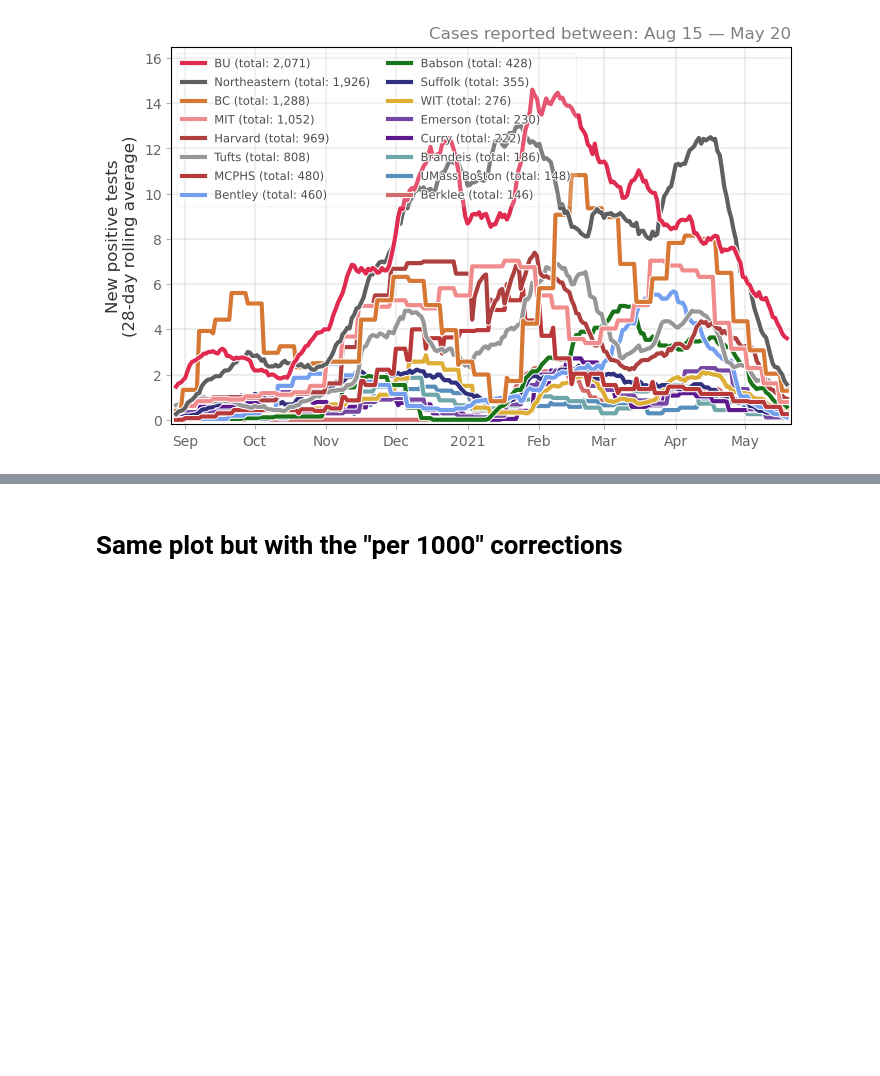
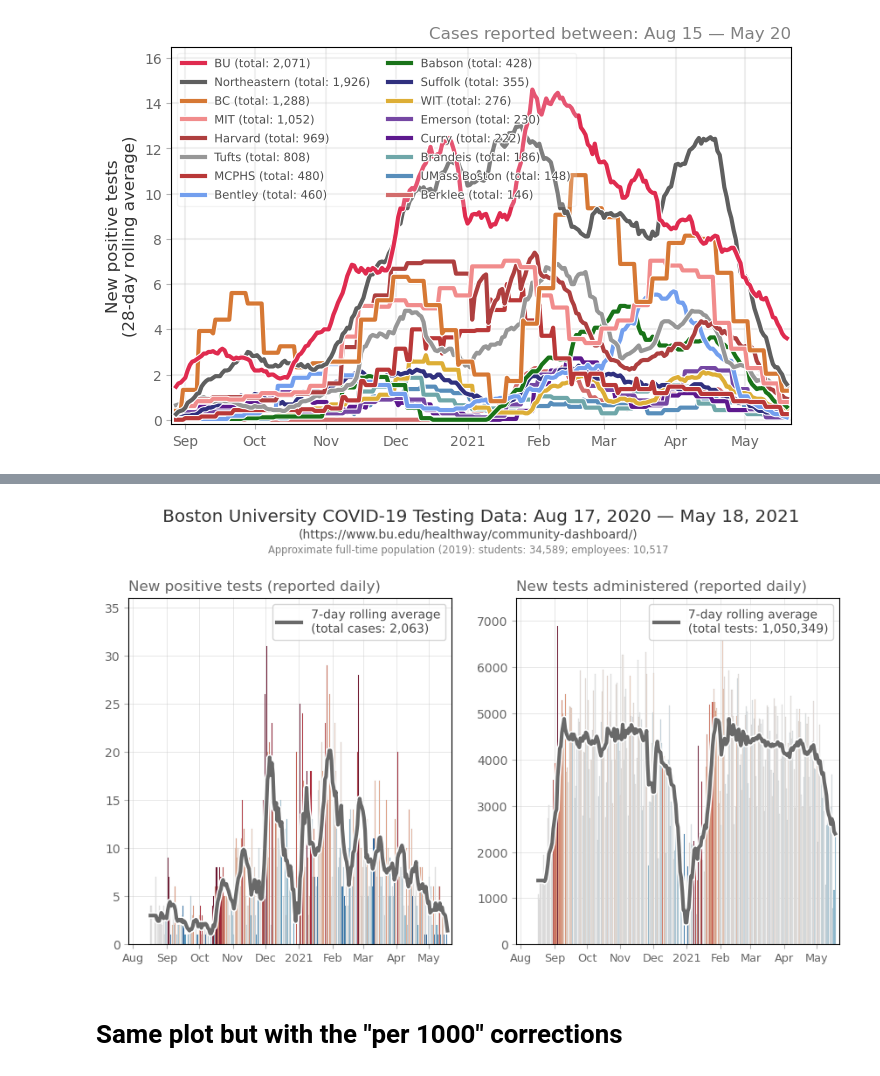
Before and after one commit to jkbren/massachusetts-higher-ed-covid, a Jupyter notebook: code/universities-in-boston.ipynb, the cells around one changed output, grey strips where cells are left out. Drawn from its saved outputs; the diff is of its cells as text; code cells hidden in the pictures; blank space fills up the shorter version.

```diff
--- a/code/universities-in-boston.ipynb
+++ b/code/universities-in-boston.ipynb
@@ -262,3 +262,85 @@ plt.show()
+# %%
+dates_tt = ['2020-08-01','2020-09-01','2020-10-01','2020-11-01','2020-12-01','2021-01-01',
+            '2021-02-01','2021-03-01','2021-04-01','2021-05-01']
+dates_ll = ['Aug','Sep','Oct','Nov','Dec','2021','Feb','Mar','Apr','May']
+
+import matplotlib
+fig, ax = plt.subplots(1,2,figsize=(10.5,5.25),dpi=100)
+plt.subplots_adjust(wspace=0.2)
+wid = 7
+univ = 'Boston University'
+num_students = 34589
+num_employee = 10517
+as_of_year = 2019
+univ_col = '.35'
+univ_abb = school_deets.loc[school_deets['name']==univ,'abbrev'].values[0]
+col_vars = ['positive_tests','total_tests']
+lab_vars = ['cases','tests']
+
+data_u = boston_data.loc[(boston_data['university']==univ)&\
+                         (boston_data['date']<=DATERANGE[date_dict[today]-2])&\
+                         (boston_data['date']>='2020-08-17')].copy()
+
+if data_u[col_vars].sum(axis=1).values[-1]==0:
+    data_u = boston_data.loc[(boston_data['university']==univ)&\
+                             (boston_data['date']<=DATERANGE[date_dict[today]-3])&\
+                             (boston_data['date']>='2020-08-17')].copy()
+
+xvals_u = np.array([date_dict[i] for i in data_u['date'].values])
+
+for li,l in enumerate(col_vars):
+    yvals_u = data_u[l].values
+    yvalr_u = data_u[l].rolling(window=wid).mean().values
+    yvalr_u[:wid-1] = np.mean(yvals_u[:wid-1])
+    totsum = int(sum(data_u[l].values))# / np.nanmean(data_u['enrollment']) * 1000
+    pct_diffs = np.nan_to_num(data_u[l].rolling(window=int(wid*2)).mean().pct_change().values)
+    pct_diffs[pct_diffs>0.3] = 0.3
+    norm = matplotlib.colors.Normalize(vmin=-0.15, vmax=0.15)
+    cvals = norm(pct_diffs)
+    col = plt.cm.RdBu_r(cvals)
+
+    ax[li].bar(xvals_u, yvals_u, color='.5', width=0.85, lw=0)
+    ax[li].bar(xvals_u, yvals_u, color=col, alpha=0.9, width=0.85, lw=0.1, ec='.6')
+    ax[li].plot(xvals_u, yvalr_u, color=univ_col, linewidth=lw, alpha=0.9,
+                label='%i-day rolling average\n(total %s: %s)'%(wid,lab_vars[li],"{:,}".format(int(totsum))),
+                path_effects=[path_effects.Stroke(linewidth=lw*1.75, foreground='w'),
+                              path_effects.Normal()])
+
+ld = month_abbrev[data_u['date'].max()[5:7]]+" "+data_u['date'].max()[8:]
+ax[0].set_title("New positive tests (reported daily)", x=0.0, ha='left', color='.4')
+ax[1].set_title("New tests administered (reported daily)", x=0.0, ha='left', color='.4')
+ax[0].set_ylim(0, 36)
+ax[1].set_ylim(0, 7500)
+
+ld = month_abbrev[data_u['date'].max()[5:7]]+" "+data_u['date'].max()[8:]
+plt.suptitle('   Boston University COVID-19 Testing Data: Aug 17, 2020 — %s, 2021'%ld,
+             fontsize='x-large',color='.2',y=1.075)
+ax[0].text(1.05, 1.2, '(%s)'%data_u['url'].unique()[0],
+           transform=ax[0].transAxes, ha='center', va='top',fontsize='medium',color='.3')
+ax[0].text(1.05, 1.155, 'Approximate full-time population (%i): '%as_of_year+\
+           'students: %s; employees: %s'%("{:,}".format(int(num_students)),"{:,}".format(int(num_employee))),
+           transform=ax[0].transAxes, ha='center', va='top',fontsize='small',color='.5')
+
+
+for a in fig.axes:
+    l = a.legend(fontsize='medium')#,framealpha=0.2)
+    for text in l.get_texts():
+        text.set_color('.3')
+        text.set_path_effects([path_effects.Stroke(linewidth=1.5, foreground='w'),
+                               path_effects.Normal()])
+    l.set_zorder(20)
+    a.set_xticks([date_dict[i] for i in dates_tt])
+    a.set_xticklabels(dates_ll,fontsize=9.25)
+    a.set_xlim(date_dict['2020-08-01']-4, date_dict[today]+2)
+    a.grid(linewidth=0.5,color='.75',alpha=0.5)
+    a.tick_params(labelcolor='.4',color='.7')
+
+plt.savefig('../figs/pngs/bostonuniversity.png', dpi=425, bbox_inches='tight')
+plt.savefig('../figs/pdfs/bostonuniversity.pdf', bbox_inches='tight')
+
+plt.show()
+# %% [output]
+[figure, added]
 # %% [markdown]
 
 # Same plot but with the "per 1000" corrections
```
Also changed, not shown: parts of 11 cells of this notebook, 26 other files.
